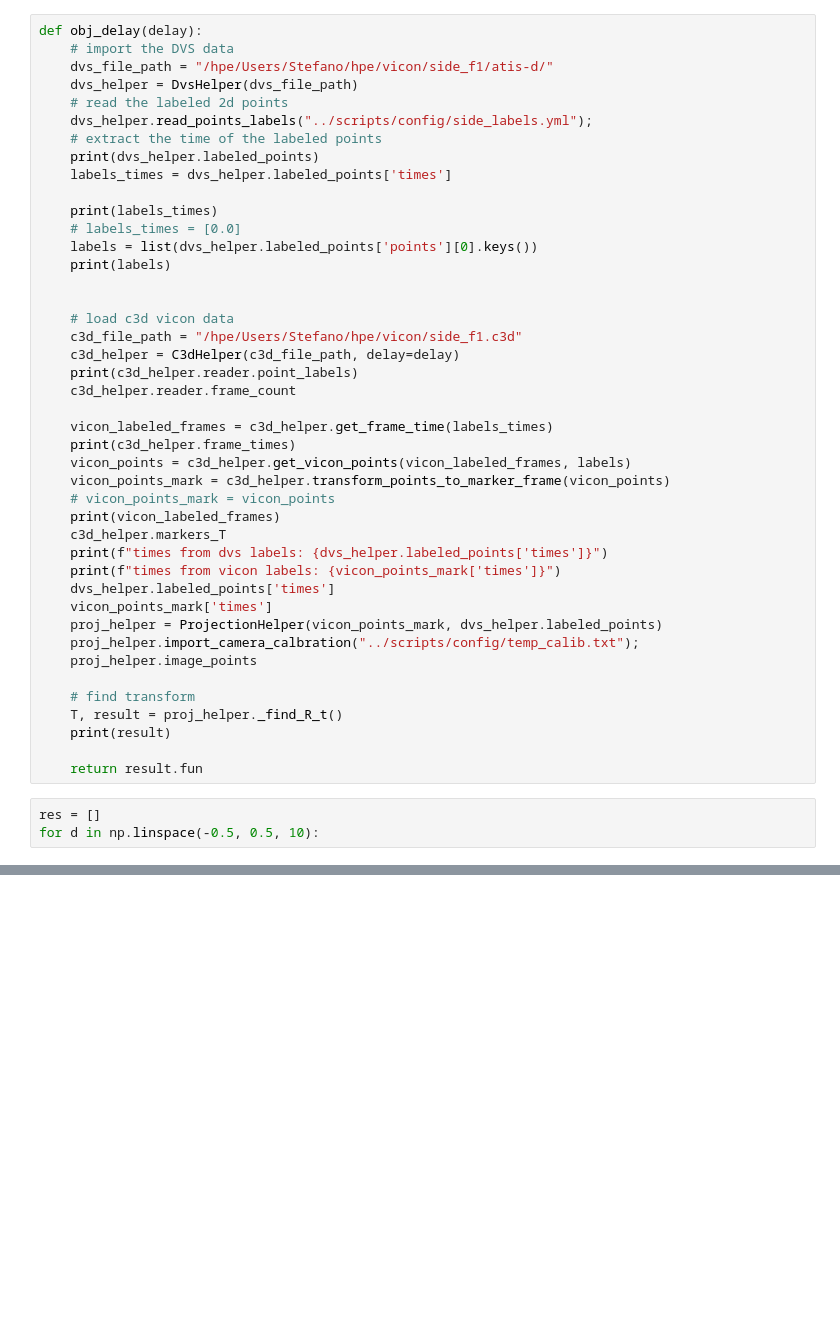
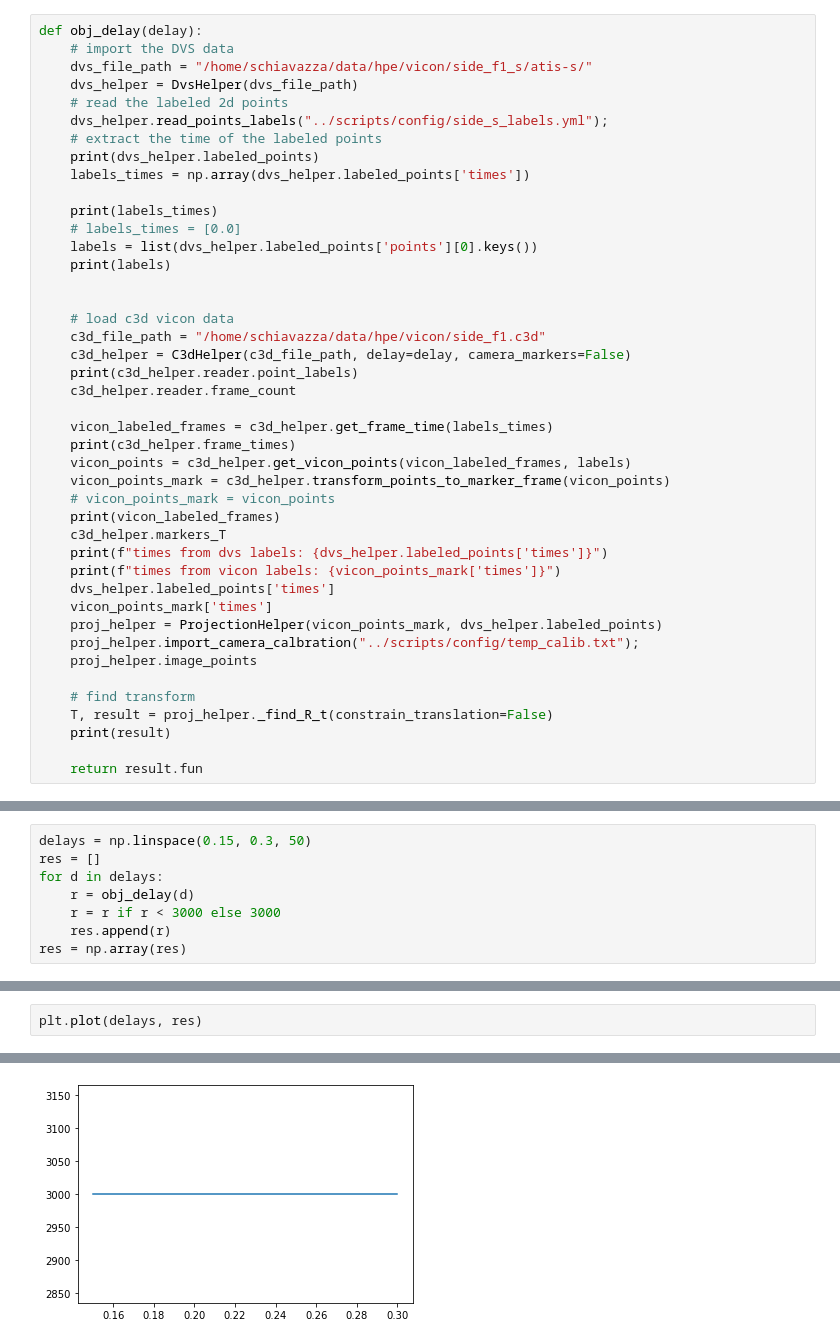
Before and after one commit to event-driven-robotics/hpe-core, a Jupyter notebook: datasets/vicon_processing/notebooks/delay_optim.ipynb, the cells around one changed output, grey strips where cells are left out. Saved outputs shown, nothing was run; the diff lists cells and outputs as text; blank space fills up the shorter version.

```diff
--- a/datasets/vicon_processing/notebooks/delay_optim.ipynb
+++ b/datasets/vicon_processing/notebooks/delay_optim.ipynb
@@ -18,13 +19,13 @@ from vicon_processing.src import vis_utils, utils
 # %%
 def obj_delay(delay):
     # import the DVS data
-    dvs_file_path = "/hpe/Users/Stefano/hpe/vicon/side_f1/atis-d/"
+    dvs_file_path = "/home/schiavazza/data/hpe/vicon/side_f1_s/atis-s/"
     dvs_helper = DvsHelper(dvs_file_path)
     # read the labeled 2d points
-    dvs_helper.read_points_labels("../scripts/config/side_labels.yml");
+    dvs_helper.read_points_labels("../scripts/config/side_s_labels.yml");
     # extract the time of the labeled points
     print(dvs_helper.labeled_points)
-    labels_times = dvs_helper.labeled_points['times']
+    labels_times = np.array(dvs_helper.labeled_points['times'])
 
     print(labels_times)
     # labels_times = [0.0]
@@ -33,8 +34,8 @@ def obj_delay(delay):
 
 
     # load c3d vicon data
-    c3d_file_path = "/hpe/Users/Stefano/hpe/vicon/side_f1.c3d"
-    c3d_helper = C3dHelper(c3d_file_path, delay=delay)
+    c3d_file_path = "/home/schiavazza/data/hpe/vicon/side_f1.c3d"
+    c3d_helper = C3dHelper(c3d_file_path, delay=delay, camera_markers=False)
     print(c3d_helper.reader.point_labels)
     c3d_helper.reader.frame_count
 
@@ -54,10 +55,7 @@ def obj_delay(delay):
     proj_helper.image_points
 
     # find transform
-    T, result = proj_helper._find_R_t()
+    T, result = proj_helper._find_R_t(constrain_translation=False)
     print(result)
 
     return result.fun
-# %%
-res = []
-for d in np.linspace(-0.5, 0.5, 10):
@@ -99,0 +62,8 @@ Number of image points: 20
+# %%
+delays = np.linspace(0.15, 0.3, 50)
+res = []
+for d in delays:
+    r = obj_delay(d)
+    r = r if r < 3000 else 3000
+    res.append(r)
+res = np.array(res)
@@ -99,0 +276,3 @@ Number of image points: 20
+# %%
+plt.plot(delays, res)
+# %% [output]
@@ -99,0 +280 @@ Number of image points: 20
+[figure, added]
```
Also changed, not shown: parts of 9 cells of this notebook, 10 other files.
